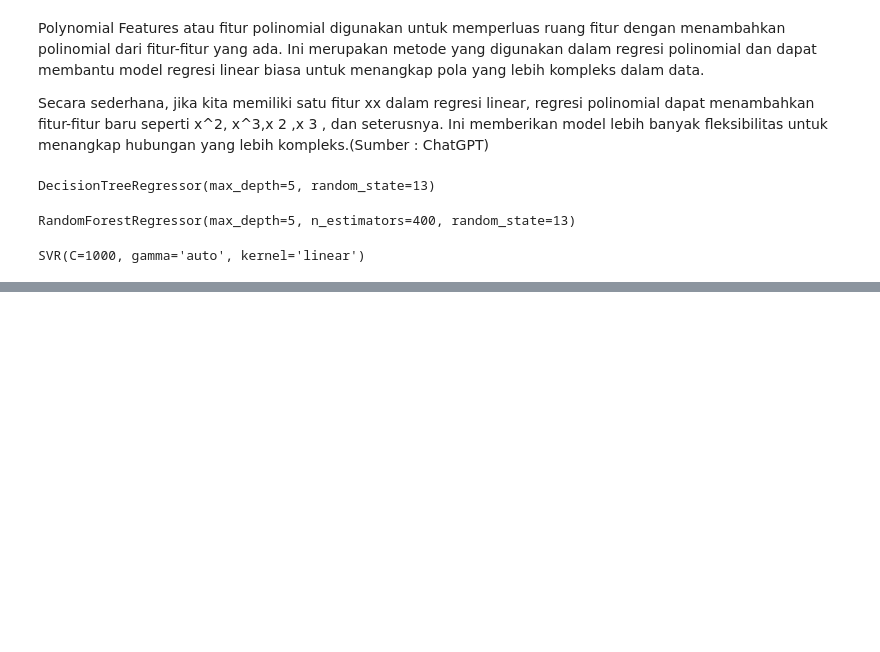
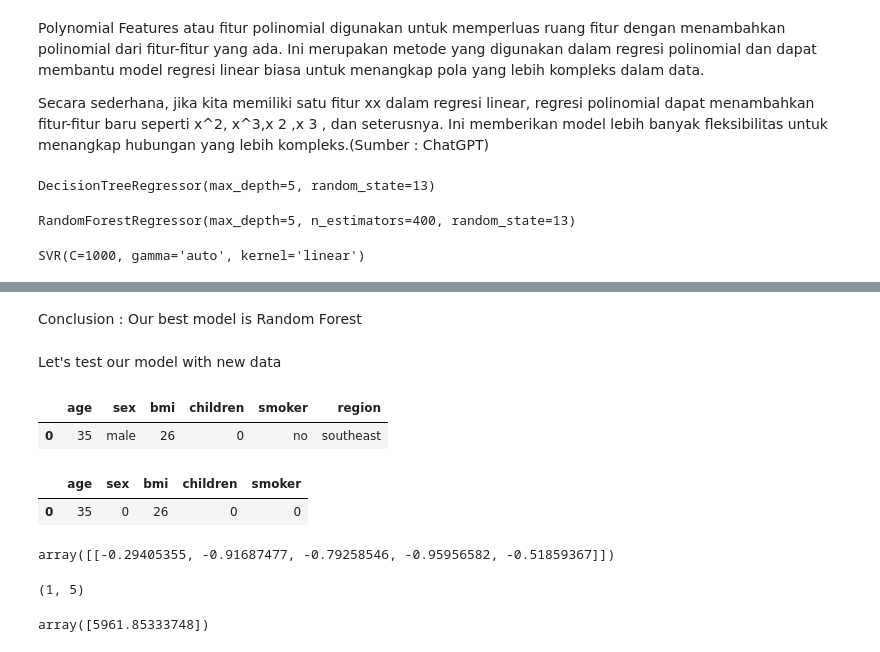
Before and after one commit to lugastyan/ML-portofolio, a Jupyter notebook: prediction-insurance-premiums.ipynb, the cells around one changed output, grey strips where cells are left out. Drawn from its saved outputs; the diff is of its cells as text; code cells hidden in the pictures; blank space fills up the shorter version.

```diff
--- a/prediction-insurance-premiums.ipynb
+++ b/prediction-insurance-premiums.ipynb
@@ -304,0 +515,43 @@ from math import sqrt
+# %% [markdown]
+Conclusion : Our best model is Random Forest
+# %% [markdown]
+Let's test our model with new data
+# %%
+input_data = {'age':[35],
+             'sex':['male'],
+             'bmi':[26],
+             'children':[0],
+             'smoker':['no'],
+             'region':['southeast']}
+
+input_data = pd.DataFrame(input_data)
+input_data
+# %% [output]
+|  | age | sex | bmi | children | smoker | region |
+| 0 | 35 | male | 26 | 0 | no | southeast |
+# %%
+# Preprocesing new data
+input_data.drop('region', axis=1, inplace=True)
+input_data['sex'] = input_data['sex'].map(lambda s:1 if s=='female' else 0)
+input_data['smoker'] = input_data['smoker'].map(lambda s:1 if s=='yes' else 0)
+input_data
+# %% [output]
+|  | age | sex | bmi | children | smoker |
+| 0 | 35 | 0 | 26 | 0 | 0 |
+# %%
+# scale input data
+input_data = sc.transform(input_data)
+input_data
+# %% [output]
+array([[-0.29405355, -0.91687477, -0.79258546, -0.95956582, -0.51859367]])
+# %%
+# Reshape input data in format required by sklearn models
+input_data = input_data.reshape(1, -1)
+input_data.shape
+# %% [output]
+(1, 5)
+# %%
+# Get prediction insurance rate for new customer
+random_forest_reg.predict(input_data)
+# %% [output]
+array([5961.85333748])
```
Also changed, not shown: parts of 13 cells of this notebook.
